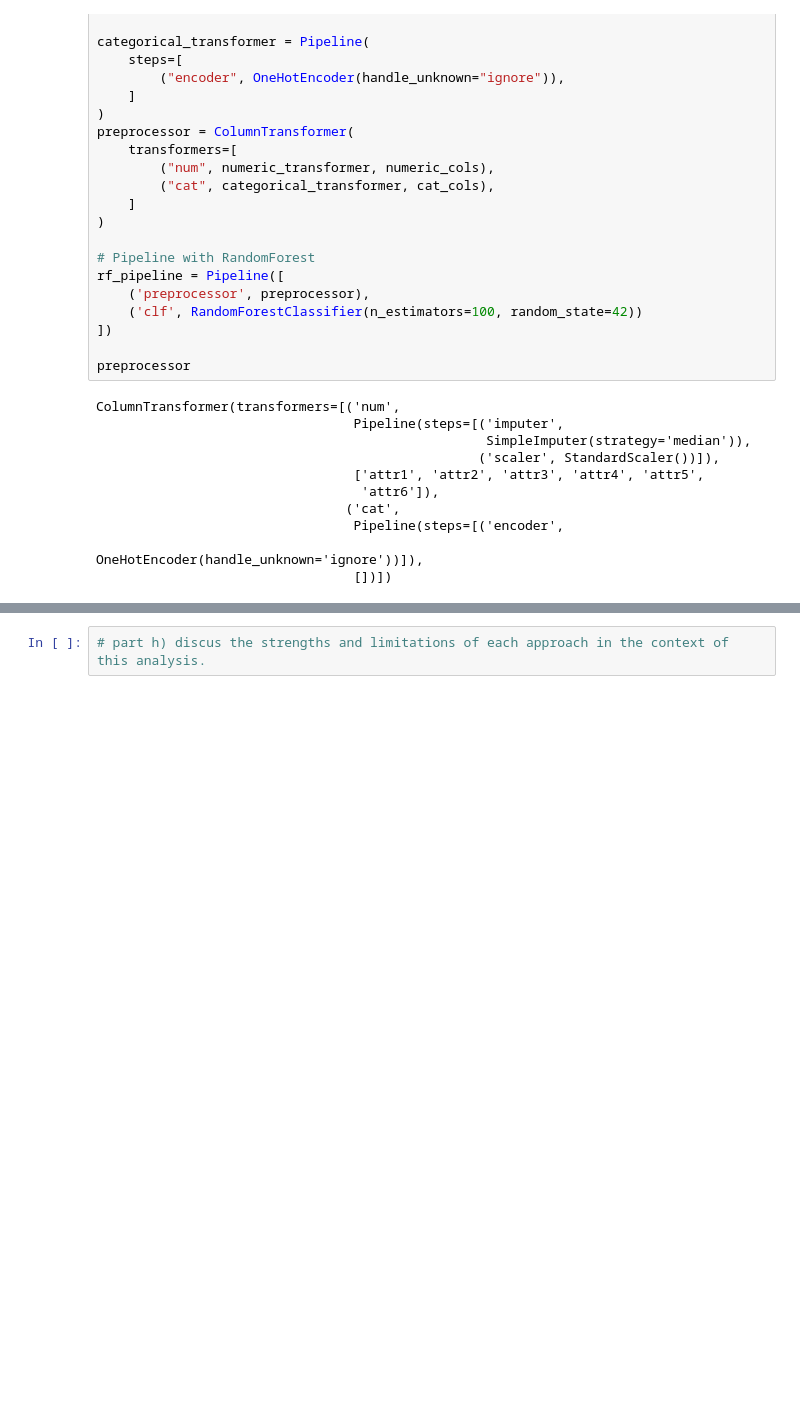
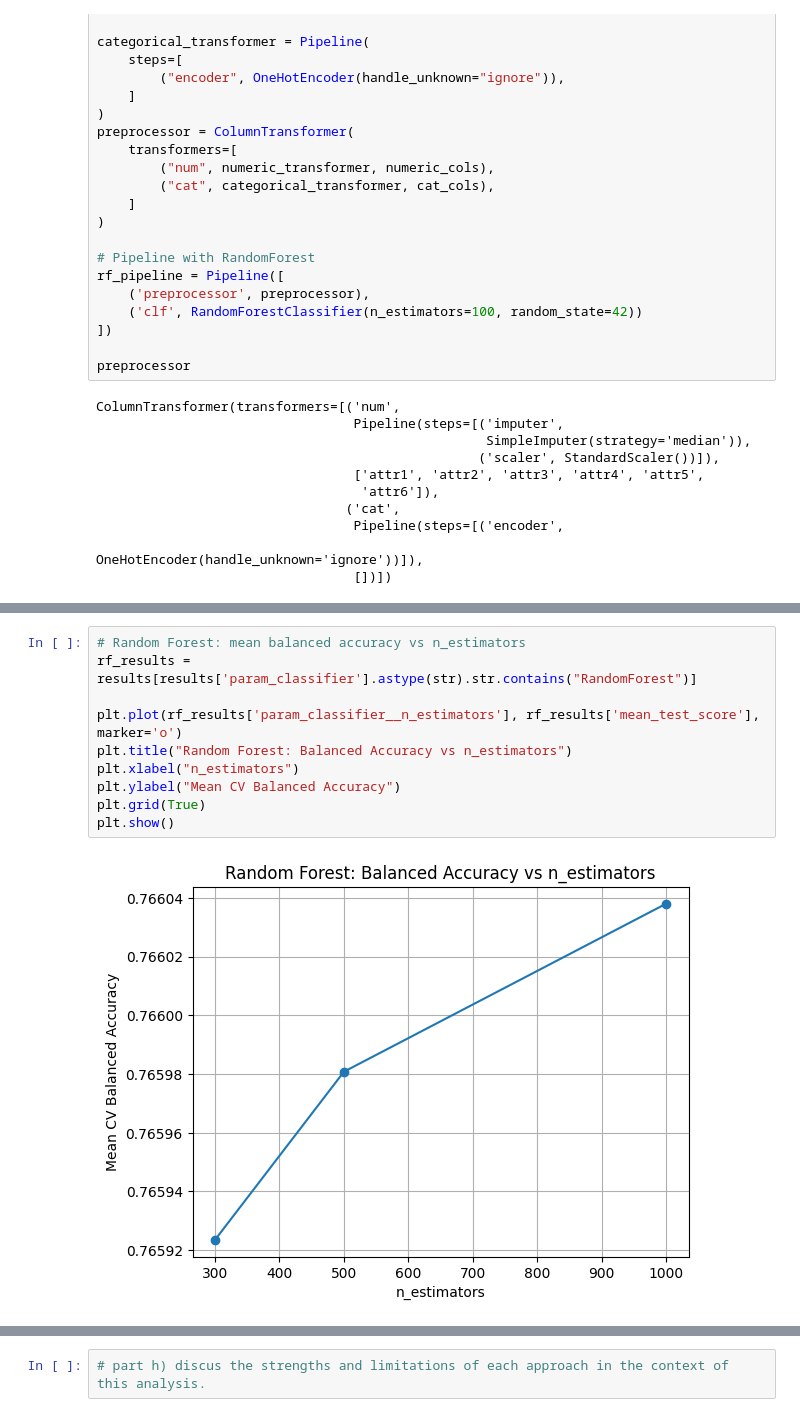
Before and after one commit to bpickett14/MATH3310_FA_2025_P02_G02_Pickett-Cardona, a Jupyter notebook: notebooks/project2.ipynb, the cells around one changed output, grey strips where cells are left out. Cells and saved outputs as stored; diff of their text form; blank space fills up the shorter version.

```diff
--- a/notebooks/project2.ipynb
+++ b/notebooks/project2.ipynb
@@ -282,0 +283,12 @@ if not dt_results.empty:
+# %%
+# Random Forest: mean balanced accuracy vs n_estimators
+rf_results = results[results['param_classifier'].astype(str).str.contains("RandomForest")]
+
+plt.plot(rf_results['param_classifier__n_estimators'], rf_results['mean_test_score'], marker='o')
+plt.title("Random Forest: Balanced Accuracy vs n_estimators")
+plt.xlabel("n_estimators")
+plt.ylabel("Mean CV Balanced Accuracy")
+plt.grid(True)
+plt.show()
+# %% [output]
+[figure, added]
```
Also changed, not shown: parts of 15 cells of this notebook.
